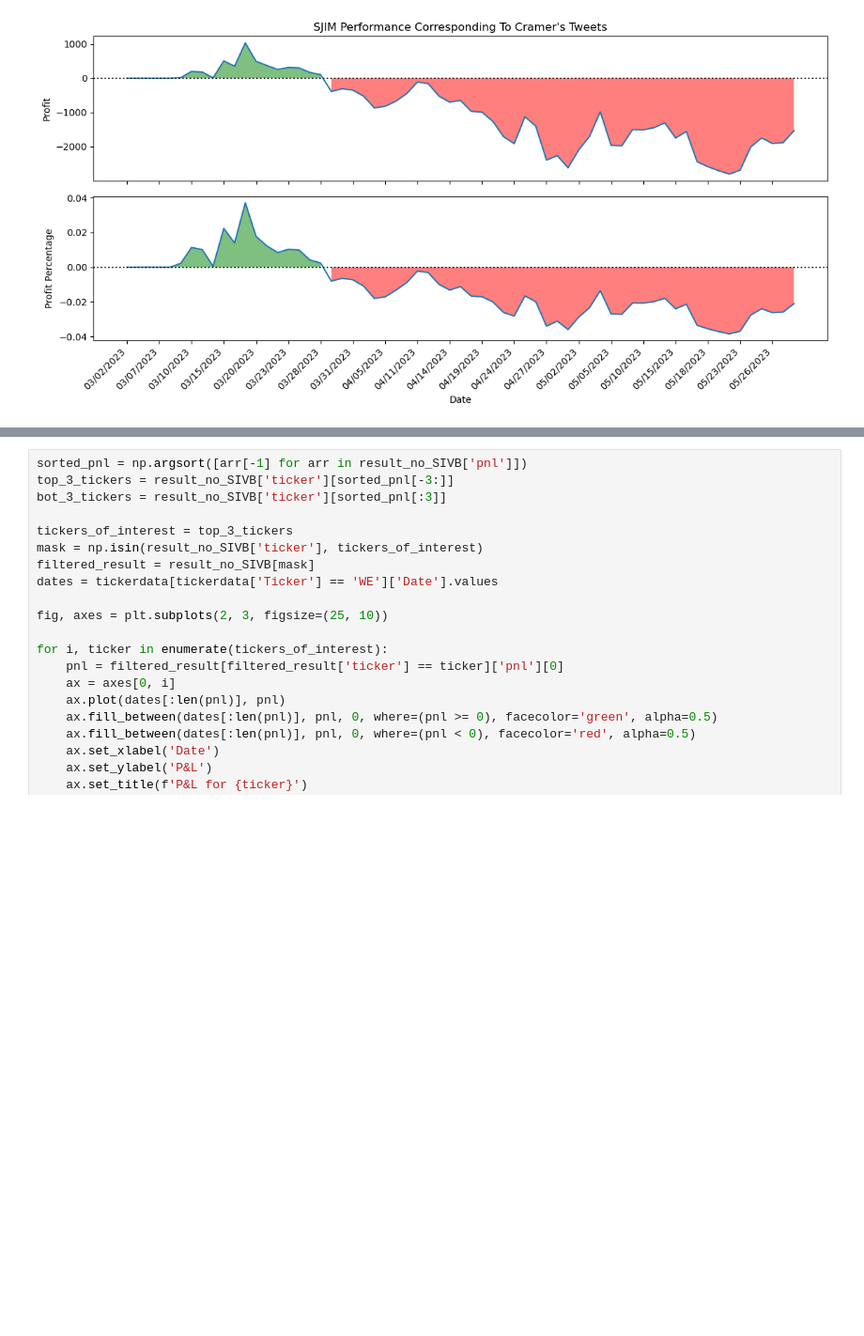
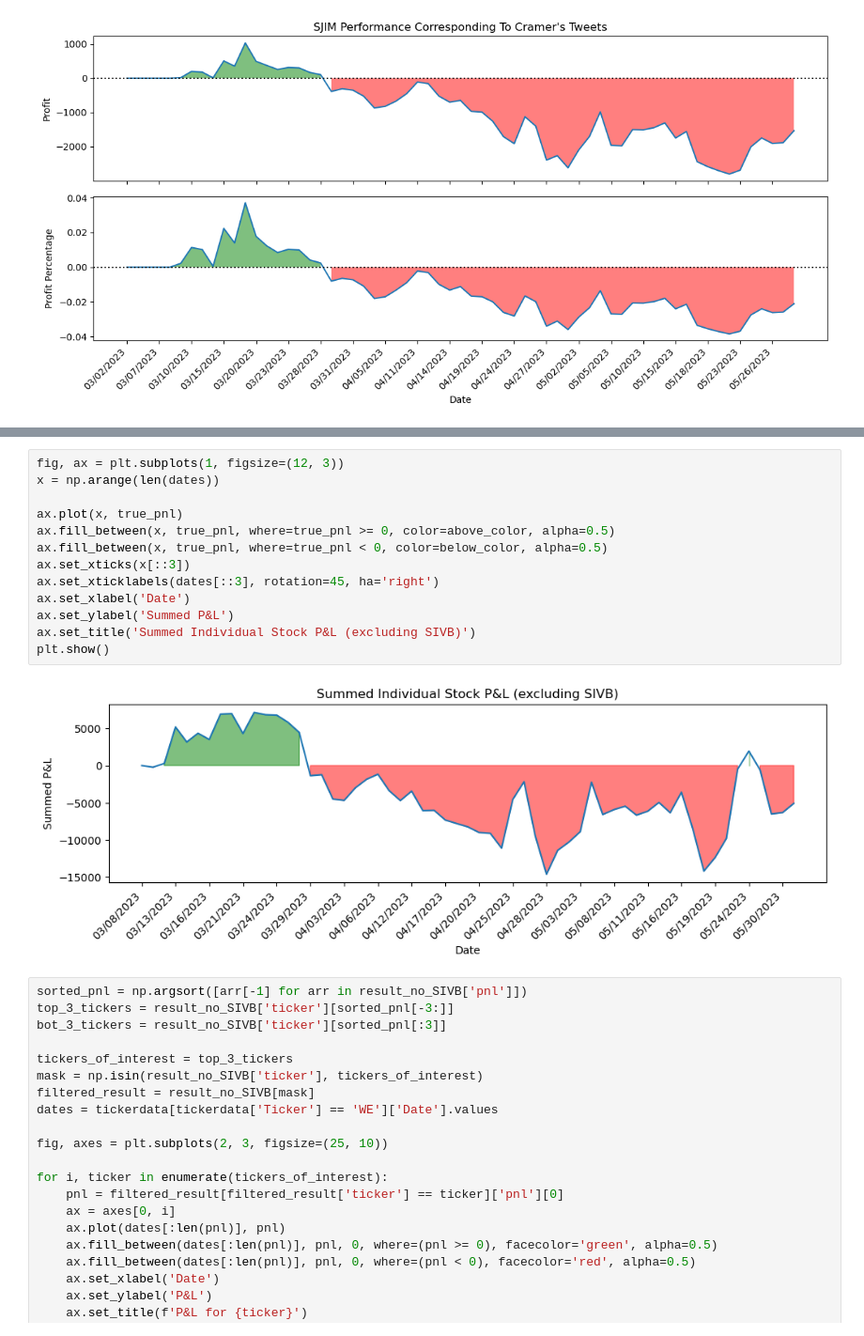
Before and after one commit to samyiu7/shortjimcramer, a Jupyter notebook: SJIM Analysis.ipynb, the cells around one changed output, grey strips where cells are left out. Shown at 94% size. Saved outputs shown, nothing was run; the diff lists cells and outputs as text; blank space fills up the shorter version.

```diff
--- a/SJIM Analysis.ipynb
+++ b/SJIM Analysis.ipynb
@@ -297,3 +232,18 @@ plt.show()
+# %%
+fig, ax = plt.subplots(1, figsize=(12, 3))
+x = np.arange(len(dates))
+
+ax.plot(x, true_pnl)
+ax.fill_between(x, true_pnl, where=true_pnl >= 0, color=above_color, alpha=0.5)
+ax.fill_between(x, true_pnl, where=true_pnl < 0, color=below_color, alpha=0.5)
+ax.set_xticks(x[::3])
+ax.set_xticklabels(dates[::3], rotation=45, ha='right')
+ax.set_xlabel('Date')
+ax.set_ylabel('Summed P&L')
+ax.set_title('Summed Individual Stock P&L (excluding SIVB)')
+plt.show()
+# %% [output]
+[figure, added]
 # %%
 sorted_pnl = np.argsort([arr[-1] for arr in result_no_SIVB['pnl']])
 top_3_tickers = result_no_SIVB['ticker'][sorted_pnl[-3:]]
```
Also changed, not shown: parts of 3 cells of this notebook.
